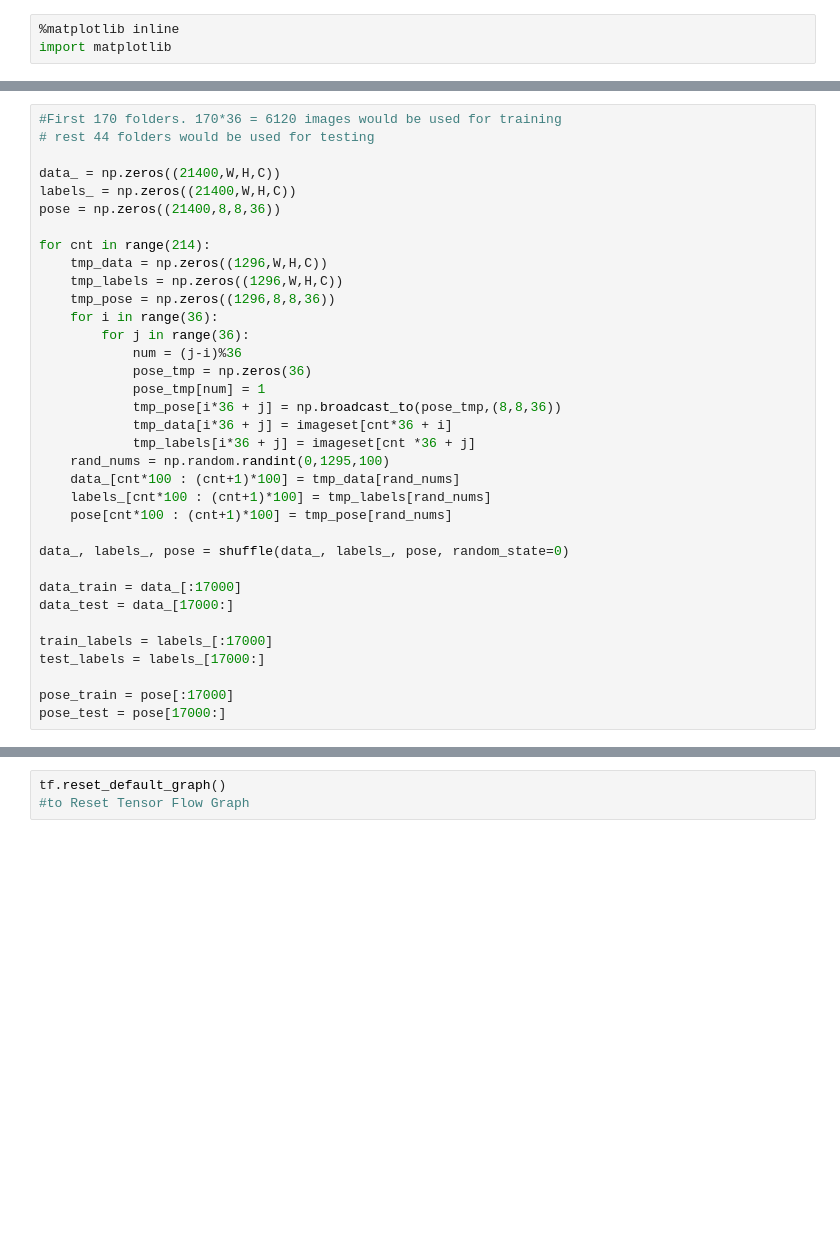
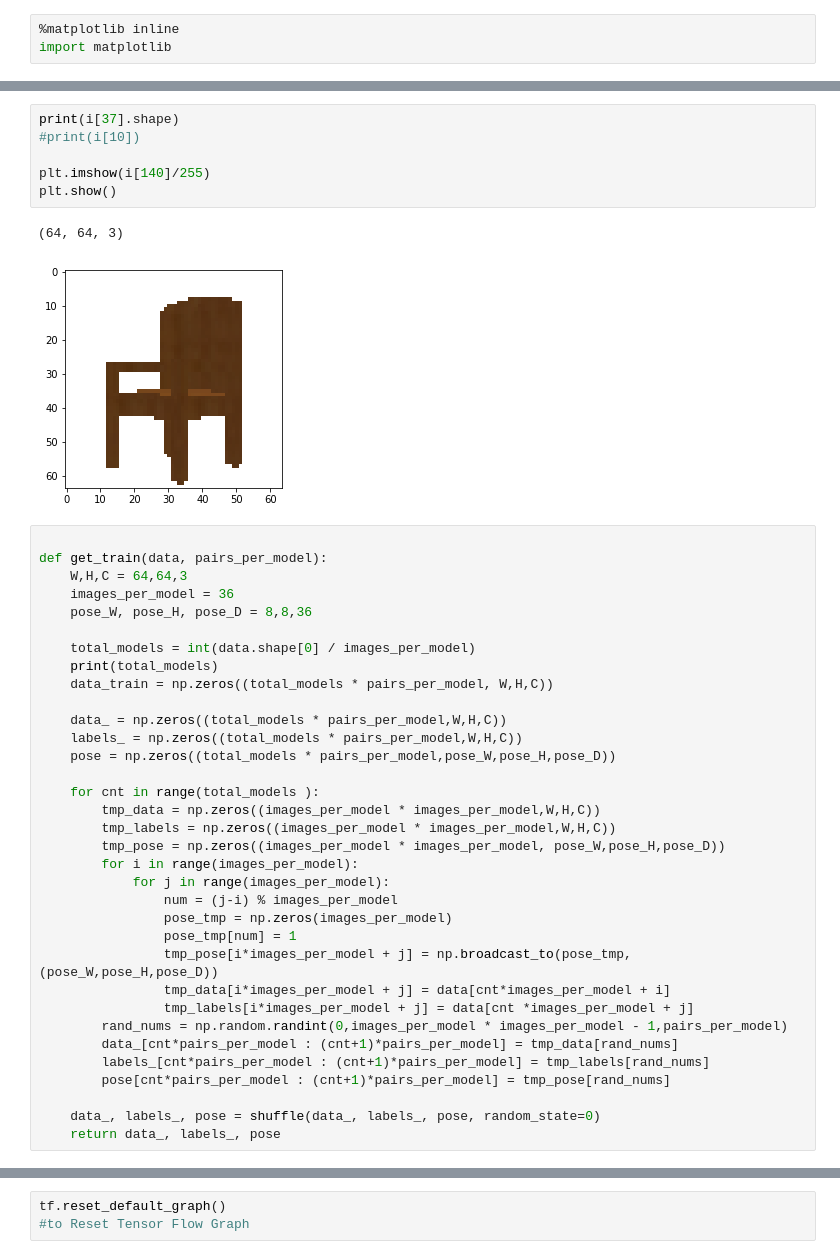
Before and after one commit to Chinmay26/Multi-Viewpoint-Image-generation, a Jupyter notebook: trainers/AutoEncoder_pose.ipynb, the cells around one changed output, grey strips where cells are left out. Cells and saved outputs as stored; diff of their text form; blank space fills up the shorter version.

```diff
--- a/trainers/AutoEncoder_pose.ipynb
+++ b/trainers/AutoEncoder_pose.ipynb
@@ -55,35 +72,43 @@ test_examples = 36
+# %%
+print(i[37].shape)
+#print(i[10])
+
+plt.imshow(i[140]/255)
+plt.show()
+# %% [output]
+(64, 64, 3)
+[figure, added]
 # %%
-#First 170 folders. 170*36 = 6120 images would be used for training
-# rest 44 folders would be used for testing
 
-data_ = np.zeros((21400,W,H,C))
-labels_ = np.zeros((21400,W,H,C))
-pose = np.zeros((21400,8,8,36))
+def get_train(data, pairs_per_model):
+    W,H,C = 64,64,3
+    images_per_model = 36
+    pose_W, pose_H, pose_D = 8,8,36
 
-for cnt in range(214):
-    tmp_data = np.zeros((1296,W,H,C))
-    tmp_labels = np.zeros((1296,W,H,C))
-    tmp_pose = np.zeros((1296,8,8,36))
-    for i in range(36):
-        for j in range(36):
-            num = (j-i)%36
-            pose_tmp = np.zeros(36)
-            pose_tmp[num] = 1
-            tmp_pose[i*36 + j] = np.broadcast_to(pose_tmp,(8,8,36))
-            tmp_data[i*36 + j] = imageset[cnt*36 + i]
-            tmp_labels[i*36 + j] = imageset[cnt *36 + j]
-    rand_nums = np.random.randint(0,1295,100)
-    data_[cnt*100 : (cnt+1)*100] = tmp_data[rand_nums]
-    labels_[cnt*100 : (cnt+1)*100] = tmp_labels[rand_nums]
-    pose[cnt*100 : (cnt+1)*100] = tmp_pose[rand_nums]
+    total_models = int(data.shape[0] / images_per_model)
+    print(total_models)
+    data_train = np.zeros((total_models * pairs_per_model, W,H,C))
 
-data_, labels_, pose = shuffle(data_, labels_, pose, random_state=0)
+    data_ = np.zeros((total_models * pairs_per_model,W,H,C))
+    labels_ = np.zeros((total_models * pairs_per_model,W,H,C))
+    pose = np.zeros((total_models * pairs_per_model,pose_W,pose_H,pose_D))
 
-data_train = data_[:17000]
-data_test = data_[17000:]
+    for cnt in range(total_models ):
+        tmp_data = np.zeros((images_per_model * images_per_model,W,H,C))
+        tmp_labels = np.zeros((images_per_model * images_per_model,W,H,C))
+        tmp_pose = np.zeros((images_per_model * images_per_model, pose_W,pose_H,pose_D))
+        for i in range(images_per_model):
+            for j in range(images_per_model):
+                num = (j-i) % images_per_model
+                pose_tmp = np.zeros(images_per_model)
+                pose_tmp[num] = 1
+                tmp_pose[i*images_per_model + j] = np.broadcast_to(pose_tmp,(pose_W,pose_H,pose_D))
+                tmp_data[i*images_per_model + j] = data[cnt*images_per_model + i]
+                tmp_labels[i*images_per_model + j] = data[cnt *images_per_model + j]
+        rand_nums = np.random.randint(0,images_per_model * images_per_model - 1,pairs_per_model)
+        data_[cnt*pairs_per_model : (cnt+1)*pairs_per_model] = tmp_data[rand_nums]
+        labels_[cnt*pairs_per_model : (cnt+1)*pairs_per_model] = tmp_labels[rand_nums]
+        pose[cnt*pairs_per_model : (cnt+1)*pairs_per_model] = tmp_pose[rand_nums]
 
-train_labels = labels_[:17000]
-test_labels = labels_[17000:]
-
-pose_train = pose[:17000]
-pose_test = pose[17000:]
+    data_, labels_, pose = shuffle(data_, labels_, pose, random_state=0)
+    return data_, labels_, pose
```
Also changed, not shown: parts of 15 cells of this notebook.
